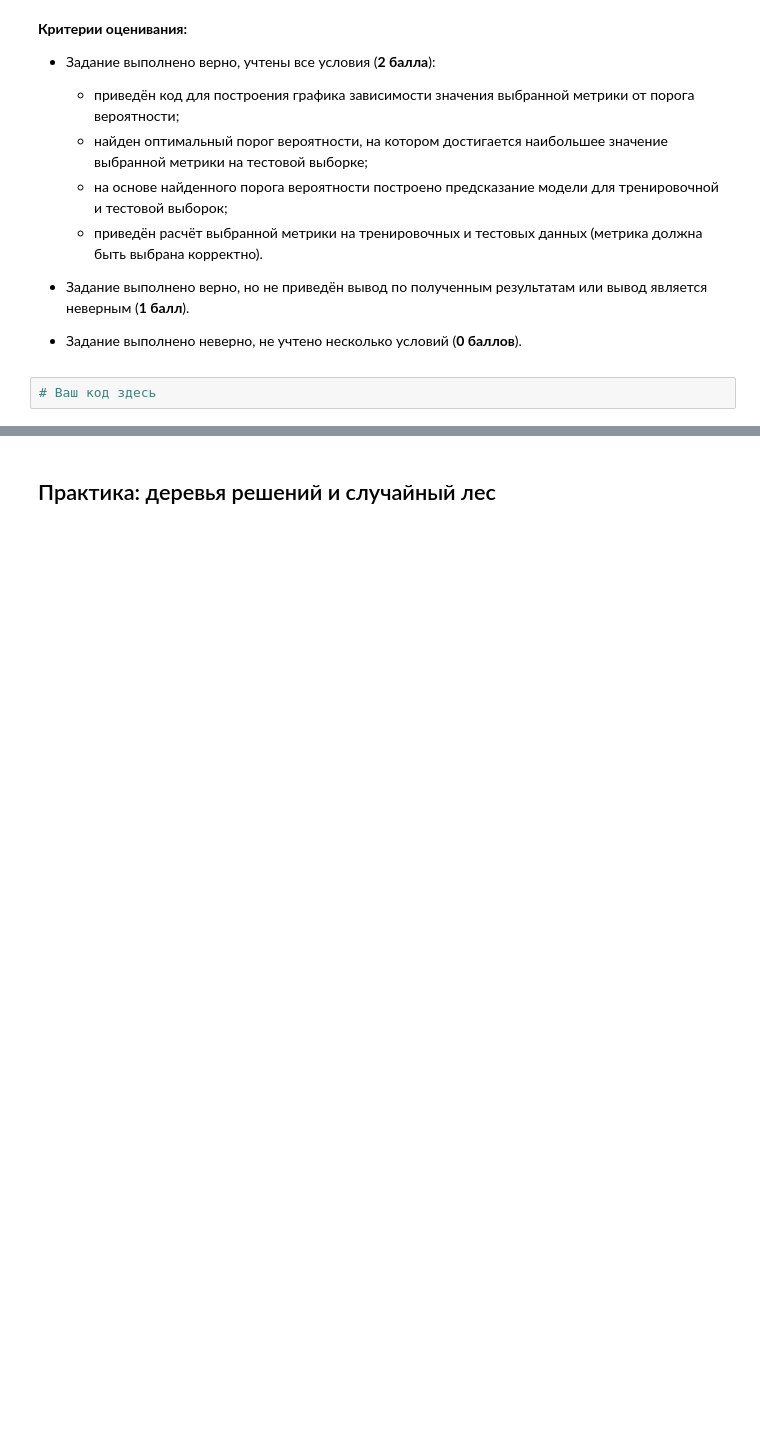
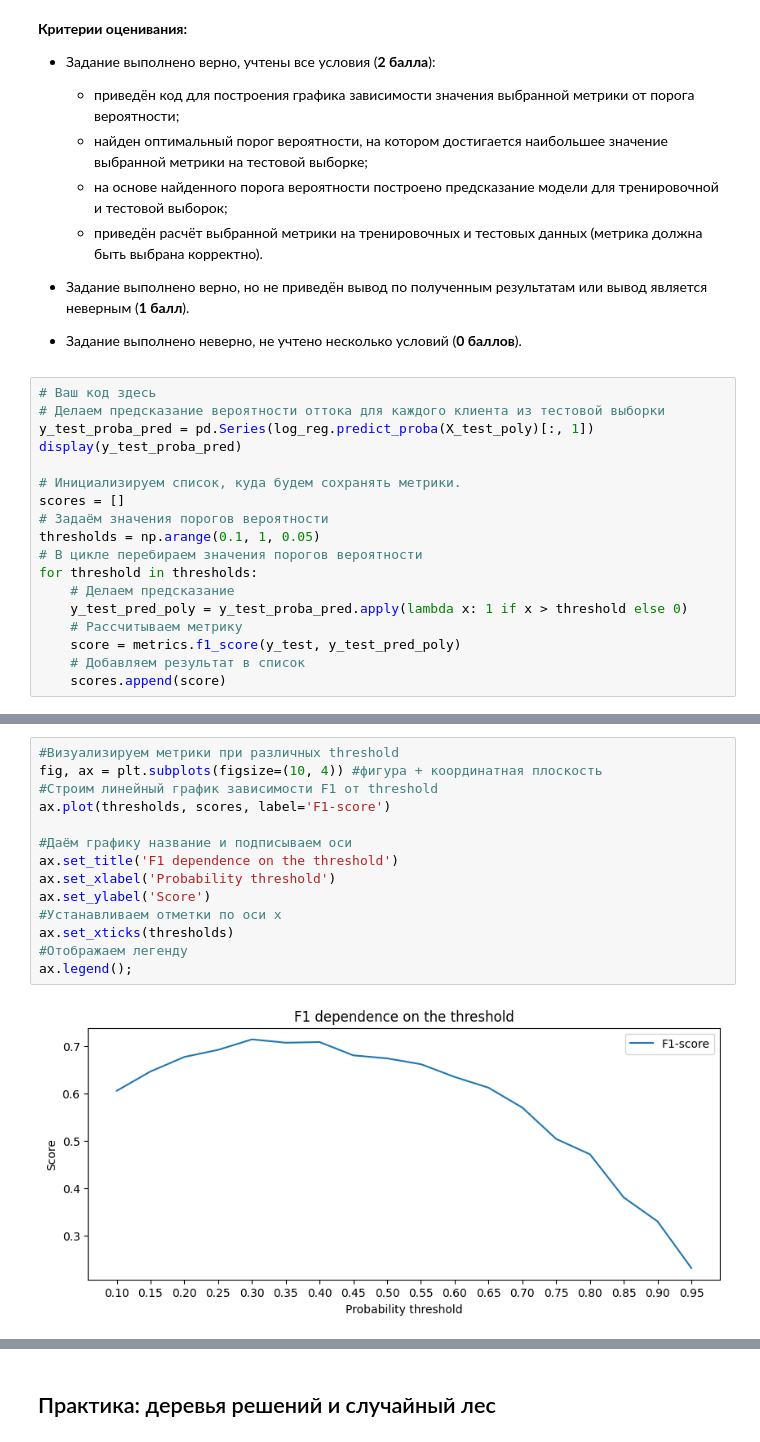
Before and after one commit to kdunaev-a10/SkillFactory-DTS, a Jupyter notebook: module-ML/ML3/ML-3._Практика._Ноутбук-шаблон.ipynb, the cells around one changed output, grey strips where cells are left out. Saved outputs shown, nothing was run; the diff lists cells and outputs as text; blank space fills up the shorter version.

```diff
--- a/module-ML/ML3/ML-3._Практика._Ноутбук-шаблон.ipynb
+++ b/module-ML/ML3/ML-3._Практика._Ноутбук-шаблон.ipynb
@@ -766,3 +766,19 @@ for threshold in thresholds:
 - Задание выполнено неверно, не учтено несколько условий (**0 баллов**).
 # %%
 # Ваш код здесь
+# Делаем предсказание вероятности оттока для каждого клиента из тестовой выборки
+y_test_proba_pred = pd.Series(log_reg.predict_proba(X_test_poly)[:, 1])
+display(y_test_proba_pred)
+
+# Инициализируем список, куда будем сохранять метрики.
+scores = []
+# Задаём значения порогов вероятности
+thresholds = np.arange(0.1, 1, 0.05)
+# В цикле перебираем значения порогов вероятности
+for threshold in thresholds:
+    # Делаем предсказание
+    y_test_pred_poly = y_test_proba_pred.apply(lambda x: 1 if x > threshold else 0)
+    # Рассчитываем метрику
+    score = metrics.f1_score(y_test, y_test_pred_poly)
+    # Добавляем результат в список
+    scores.append(score)
@@ -768,0 +798,16 @@ for threshold in thresholds:
+# %%
+#Визуализируем метрики при различных threshold
+fig, ax = plt.subplots(figsize=(10, 4)) #фигура + координатная плоскость
+#Строим линейный график зависимости F1 от threshold
+ax.plot(thresholds, scores, label='F1-score')
+
+#Даём графику название и подписываем оси
+ax.set_title('F1 dependence on the threshold')
+ax.set_xlabel('Probability threshold')
+ax.set_ylabel('Score')
+#Устанавливаем отметки по оси x
+ax.set_xticks(thresholds)
+#Отображаем легенду
+ax.legend();
+# %% [output]
+[figure, added]
```
Also changed, not shown: parts of 4 cells of this notebook.
